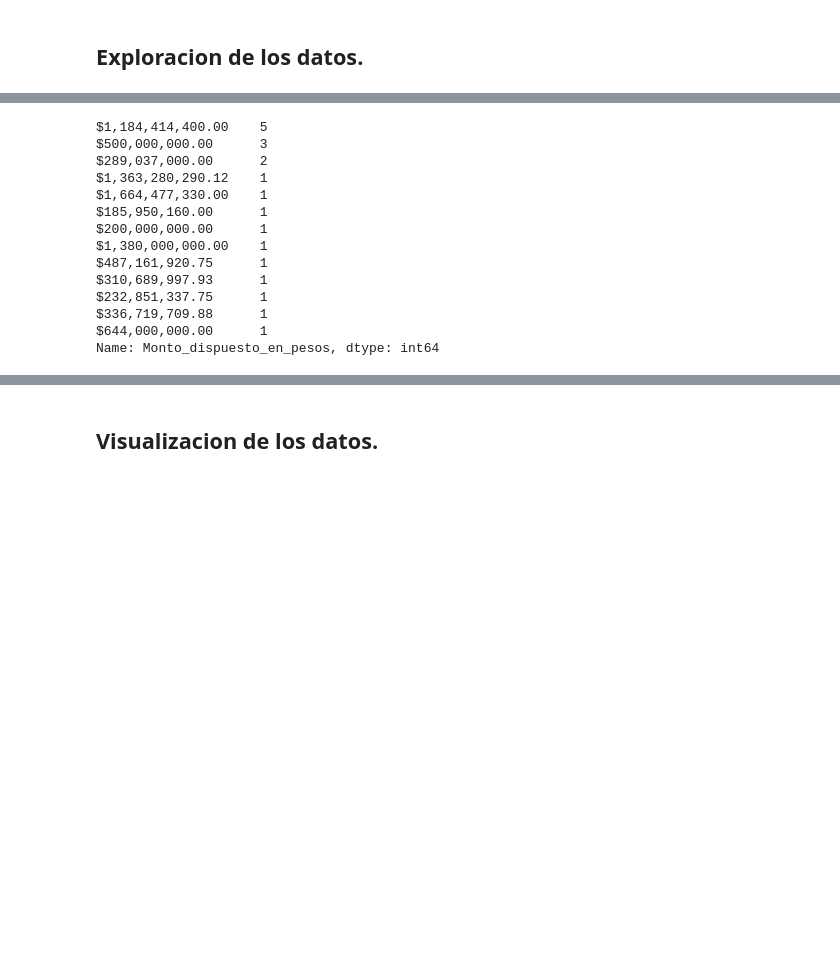
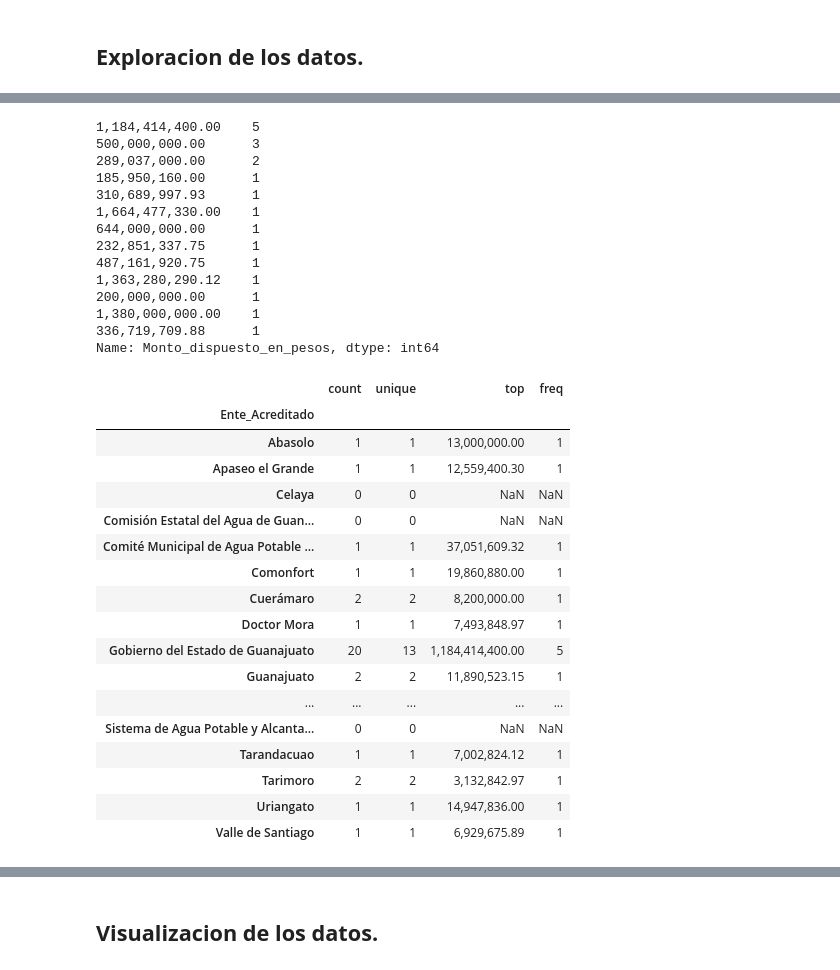
Before and after one commit to Edgar-La/hacking-civico, a Jupyter notebook: proyecto/proyecto-hacking-civico.ipynb, the cells around one changed output, grey strips where cells are left out. Saved outputs shown, nothing was run; the diff lists cells and outputs as text; code cells hidden in the pictures; blank space fills up the shorter version.

```diff
--- a/proyecto/proyecto-hacking-civico.ipynb
+++ b/proyecto/proyecto-hacking-civico.ipynb
@@ -41,0 +32,8 @@ Datos.head(7)
+# %%
+for t in Datos.Monto_original_contratado_en_pesos:
+    Datos.Monto_original_contratado_en_pesos = Datos.Monto_original_contratado_en_pesos.str.replace('$', '')
+for t in Datos.Monto_dispuesto_en_pesos:
+    Datos.Monto_dispuesto_en_pesos = Datos.Monto_dispuesto_en_pesos.str.replace('$', '')
+for t in Datos.Saldo_en_pesos	:
+    Datos.Saldo_en_pesos	 = Datos.Saldo_en_pesos	.str.replace('$', '')
+Datos.head()
@@ -48,18 +64,42 @@ Datos.groupby('Institución_Acreedora').count()
 # %%
+#Filtro para Guanajuato
 Datos.query('Ente_Acreditado == "Gobierno del Estado de Guanajuato"').Monto_dispuesto_en_pesos.value_counts()
 # %% [output]
-$1,184,414,400.00    5
-$500,000,000.00      3
-$289,037,000.00      2
-$1,363,280,290.12    1
-$1,664,477,330.00    1
-$185,950,160.00      1
-$200,000,000.00      1
-$1,380,000,000.00    1
-$487,161,920.75      1
-$310,689,997.93      1
-$232,851,337.75      1
-$336,719,709.88      1
-$644,000,000.00      1
+1,184,414,400.00    5
+500,000,000.00      3
+289,037,000.00      2
+185,950,160.00      1
+310,689,997.93      1
+1,664,477,330.00    1
+644,000,000.00      1
+232,851,337.75      1
+487,161,920.75      1
+1,363,280,290.12    1
+200,000,000.00      1
+1,380,000,000.00    1
+336,719,709.88      1
 Name: Monto_dispuesto_en_pesos, dtype: int64
+# %%
+Datos_L = Datos.groupby('Ente_Acreditado').Monto_dispuesto_en_pesos.describe();
+#Datos_L = Datos_L.convert_dtypes;
+Datos_L
+# %% [output]
+|  | count | unique | top | freq |
+| Ente_Acreditado |  |  |  |  |
+| Abasolo | 1 | 1 | 13,000,000.00 | 1 |
+| Apaseo el Grande | 1 | 1 | 12,559,400.30 | 1 |
+| Celaya | 0 | 0 | NaN | NaN |
+| Comisión Estatal del Agua de Guan... | 0 | 0 | NaN | NaN |
+| Comité Municipal de Agua Potable ... | 1 | 1 | 37,051,609.32 | 1 |
+| Comonfort | 1 | 1 | 19,860,880.00 | 1 |
+| Cuerámaro | 2 | 2 | 8,200,000.00 | 1 |
+| Doctor Mora | 1 | 1 | 7,493,848.97 | 1 |
+| Gobierno del Estado de Guanajuato | 20 | 13 | 1,184,414,400.00 | 5 |
+| Guanajuato | 2 | 2 | 11,890,523.15 | 1 |
+| ... | ... | ... | ... | ... |
+| Sistema de Agua Potable y Alcanta... | 0 | 0 | NaN | NaN |
+| Tarandacuao | 1 | 1 | 7,002,824.12 | 1 |
+| Tarimoro | 2 | 2 | 3,132,842.97 | 1 |
+| Uriangato | 1 | 1 | 14,947,836.00 | 1 |
+| Valle de Santiago | 1 | 1 | 6,929,675.89 | 1 |
 # %%
```
Also changed, not shown: parts of 5 cells of this notebook.
